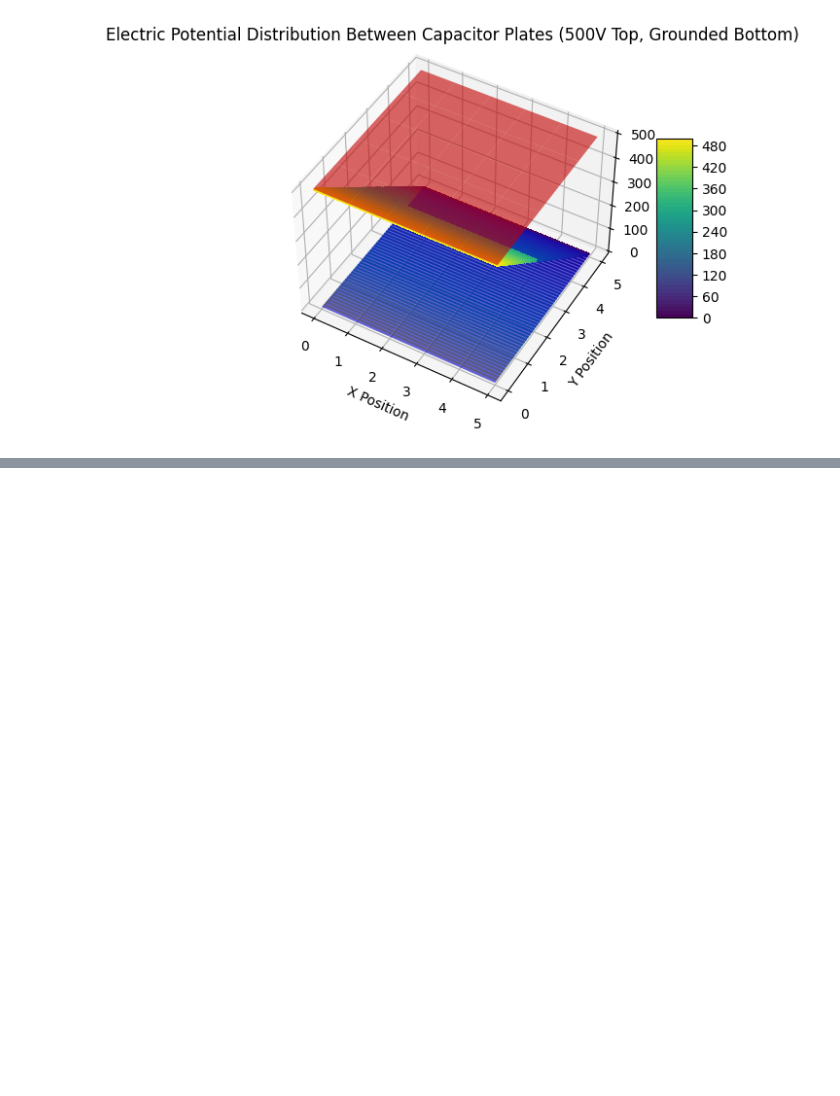
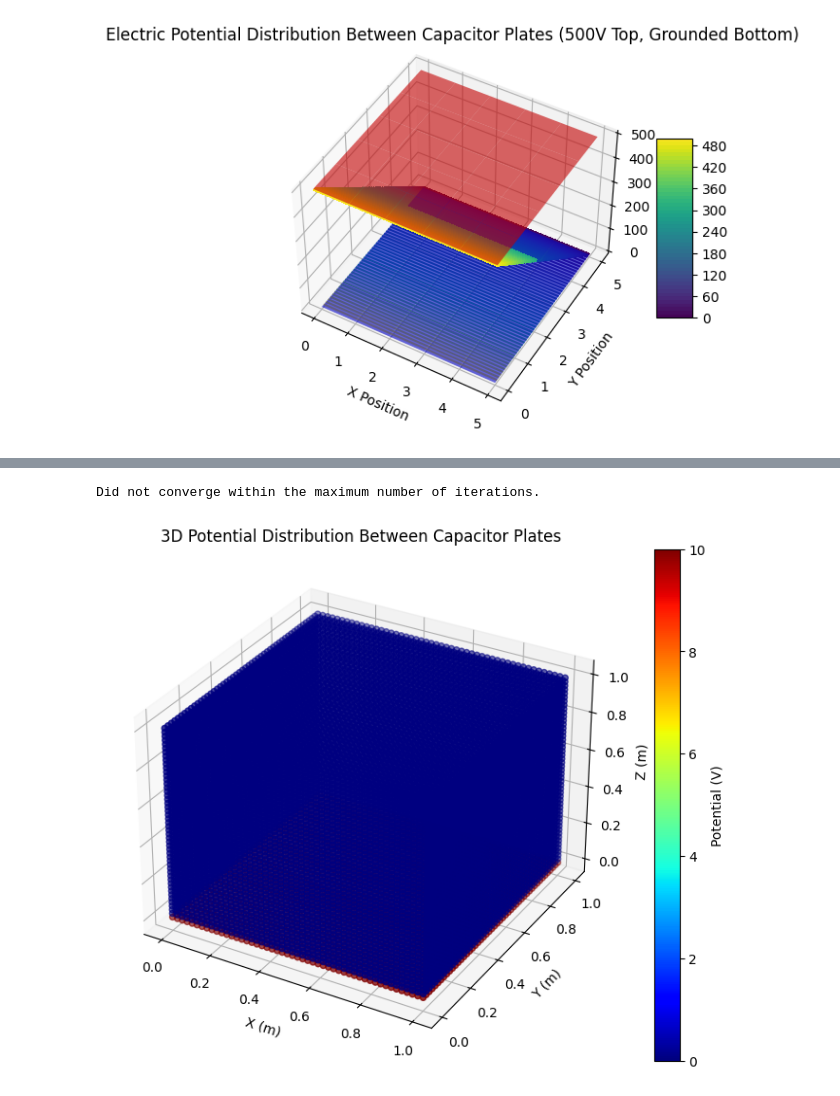
Before and after one commit to UKD1211/FDM_based_Node_Potential_Calculation_for_Capacitor_Plates, a Jupyter notebook: FDM_based_Node_Potential_Calculation_for_Capacitor_Plates.ipynb, the cells around one changed output, grey strips where cells are left out. Cells and saved outputs as stored; diff of their text form; code cells hidden in the pictures; blank space fills up the shorter version.

```diff
--- a/FDM_based_Node_Potential_Calculation_for_Capacitor_Plates.ipynb
+++ b/FDM_based_Node_Potential_Calculation_for_Capacitor_Plates.ipynb
@@ -2009,0 +2081,63 @@ Final node voltages:
+# %%
+import numpy as np
+from matplotlib import pyplot as plt
+from mpl_toolkits.mplot3d import Axes3D
+
+# Grid and domain parameters
+kx, ky, kz = 50, 50, 50  # Grid resolution
+lx, ly, lz = 1.0, 1.0, 1.0  # Domain dimensions (meters)
+
+dx = lx / (kx - 1)
+dy = ly / (ky - 1)
+dz = lz / (kz - 1)
+
+# Boundary conditions
+V1 = 10.0  # Potential at one capacitor plate (volts)
+V2 = 0.0   # Potential at the other capacitor plate (volts)
+
+# Convergence parameters
+tolerance = 1e-4
+max_iterations = 5000
+omega = 1.5  # Relaxation factor for SOR
+
+# Initialize potential grid
+V = np.zeros((kx, ky, kz))
+
+# Set boundary conditions for the plates
+V[:, :, 0] = V1  # Plate 1
+V[:, :, -1] = V2  # Plate 2
+
+# Iterate using Successive Over-Relaxation (SOR)
+for iteration in range(max_iterations):
+    V_old = V.copy()
+
+    # Update the interior points
+    V[1:-1, 1:-1, 1:-1] = (1 - omega) * V[1:-1, 1:-1, 1:-1] + omega * (
+        (V_old[2:, 1:-1, 1:-1] + V_old[:-2, 1:-1, 1:-1]) / dx**2 +
+        (V_old[1:-1, 2:, 1:-1] + V_old[1:-1, :-2, 1:-1]) / dy**2 +
+        (V_old[1:-1, 1:-1, 2:] + V_old[1:-1, 1:-1, :-2]) / dz**2
+    ) / (2 / dx**2 + 2 / dy**2 + 2 / dz**2)
+
+    # Check for convergence
+    error = np.max(np.abs(V - V_old))
+    if error < tolerance:
+        print(f"Converged in {iteration} iterations.")
+        break
+else:
+    print("Did not converge within the maximum number of iterations.")
+
+# Visualization
+X, Y, Z = np.meshgrid(np.linspace(0, lx, kx), np.linspace(0, ly, ky), np.linspace(0, lz, kz))
+
+fig = plt.figure(figsize=(10, 7))
+ax = fig.add_subplot(111, projection='3d')
+scatter = ax.scatter(X, Y, Z, c=V.flatten(), cmap='jet')
+ax.set_xlabel('X (m)')
+ax.set_ylabel('Y (m)')
+ax.set_zlabel('Z (m)')
+fig.colorbar(scatter, label="Potential (V)")
+plt.title("3D Potential Distribution Between Capacitor Plates")
+plt.show()
+# %% [output]
+Did not converge within the maximum number of iterations.
+[figure, added]
```
Also changed, not shown: parts of 4 cells of this notebook.
